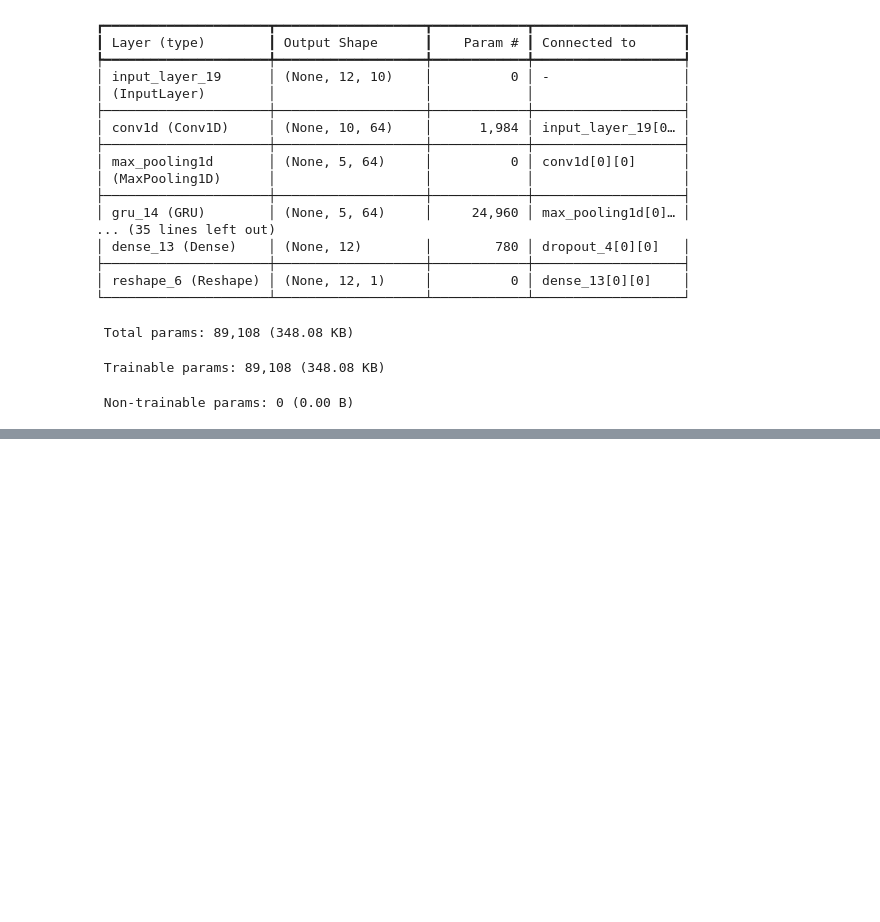
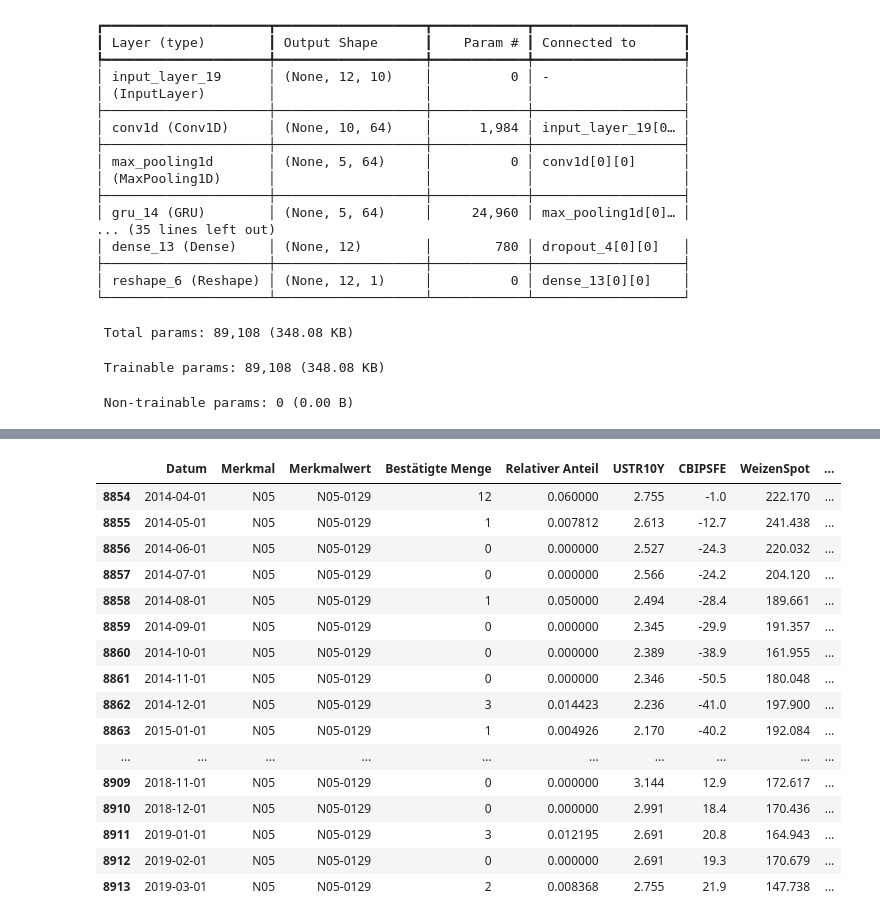
Before and after one commit to realreul/ML-with-CLAAS, a Jupyter notebook: TakeRatesNN.ipynb, the cells around one changed output, grey strips where cells are left out. Saved outputs shown, nothing was run; the diff lists cells and outputs as text; code cells hidden in the pictures; blank space fills up the shorter version.

```diff
--- a/TakeRatesNN.ipynb
+++ b/TakeRatesNN.ipynb
@@ -535,0 +510,36 @@ def show_original_sequences(self, X_cont_seq, X_enc_seq, y_seq, start_dates, mer
+# %%
+df = pd.read_csv('DataFrame.csv')
+df["Datum"] = pd.to_datetime(df["Datum"])
+
+# Erstellen von Jahr- und Monatsspalten
+df['Jahr'] = df["Datum"].dt.year
+df['Monat'] = df["Datum"].dt.month
+
+# Erstellen zyklischer Eigenschaften für den Monat
+df['Monat_sin'] = np.sin(2 * np.pi * df['Monat'] / 12)
+df['Monat_cos'] = np.cos(2 * np.pi * df['Monat'] / 12)
+
+# Auswahl der Zielvariable und der Features
+df_t = df["Bestätigte Menge"]
+df_f = df[['Jahr', 'Monat_sin', 'Monat_cos', 'USTR10Y', 'WeizenSpot', 'CornSpot', 'GER10Y', 'WtiOilSpot', 'SoySpot', 'AgriSpot']]
+# %%
+df_m = df[df["Merkmalwert"] == "N05-0129"]
+df_m.head(60)
+# %% [output]
+|  | Datum | Merkmal | Merkmalwert | Bestätigte Menge | Relativer Anteil | USTR10Y | CBIPSFE | WeizenSpot | ... |
+| 8854 | 2014-04-01 | N05 | N05-0129 | 12 | 0.060000 | 2.755 | -1.0 | 222.170 | ... |
+| 8855 | 2014-05-01 | N05 | N05-0129 | 1 | 0.007812 | 2.613 | -12.7 | 241.438 | ... |
+| 8856 | 2014-06-01 | N05 | N05-0129 | 0 | 0.000000 | 2.527 | -24.3 | 220.032 | ... |
+| 8857 | 2014-07-01 | N05 | N05-0129 | 0 | 0.000000 | 2.566 | -24.2 | 204.120 | ... |
+| 8858 | 2014-08-01 | N05 | N05-0129 | 1 | 0.050000 | 2.494 | -28.4 | 189.661 | ... |
+| 8859 | 2014-09-01 | N05 | N05-0129 | 0 | 0.000000 | 2.345 | -29.9 | 191.357 | ... |
+| 8860 | 2014-10-01 | N05 | N05-0129 | 0 | 0.000000 | 2.389 | -38.9 | 161.955 | ... |
+| 8861 | 2014-11-01 | N05 | N05-0129 | 0 | 0.000000 | 2.346 | -50.5 | 180.048 | ... |
+| 8862 | 2014-12-01 | N05 | N05-0129 | 3 | 0.014423 | 2.236 | -41.0 | 197.900 | ... |
+| 8863 | 2015-01-01 | N05 | N05-0129 | 1 | 0.004926 | 2.170 | -40.2 | 192.084 | ... |
+| ... | ... | ... | ... | ... | ... | ... | ... | ... | ... |
+| 8909 | 2018-11-01 | N05 | N05-0129 | 0 | 0.000000 | 3.144 | 12.9 | 172.617 | ... |
+| 8910 | 2018-12-01 | N05 | N05-0129 | 0 | 0.000000 | 2.991 | 18.4 | 170.436 | ... |
+| 8911 | 2019-01-01 | N05 | N05-0129 | 3 | 0.012195 | 2.691 | 20.8 | 164.943 | ... |
+| 8912 | 2019-02-01 | N05 | N05-0129 | 0 | 0.000000 | 2.691 | 19.3 | 170.679 | ... |
+| 8913 | 2019-03-01 | N05 | N05-0129 | 2 | 0.008368 | 2.755 | 21.9 | 147.738 | ... |
```
Also changed, not shown: parts of 17 cells of this notebook, 3 other files.
